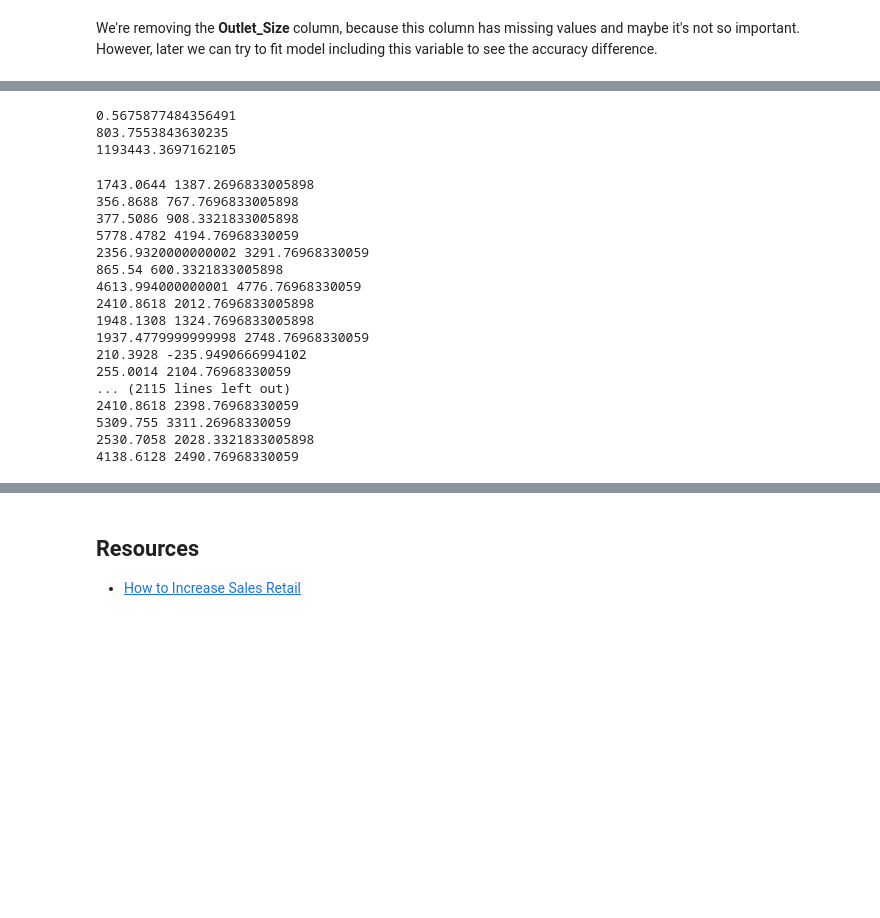
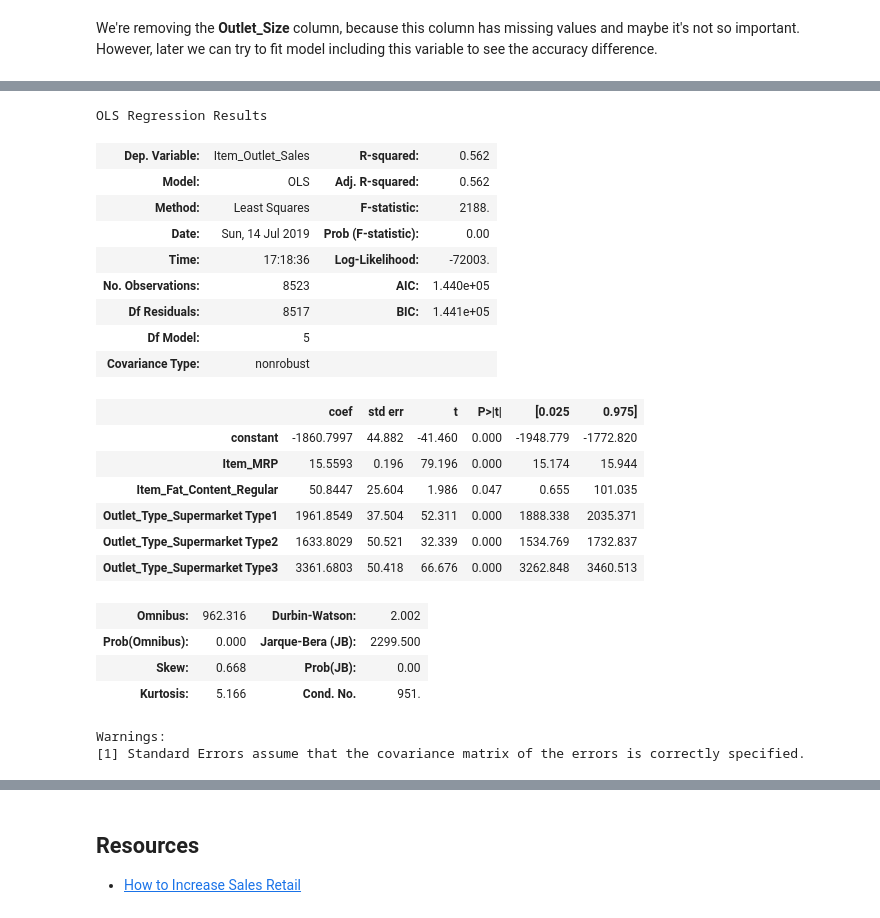
Before and after one commit to Ventsislav-Yordanov/Bigmart-Sales-Predictions, a Jupyter notebook: Bigmart Sales Predictions.ipynb, the cells around one changed output, grey strips where cells are left out. Saved outputs shown, nothing was run; the diff lists cells and outputs as text; code cells hidden in the pictures; blank space fills up the shorter version.

```diff
--- a/Bigmart Sales Predictions.ipynb
+++ b/Bigmart Sales Predictions.ipynb
@@ -668,0 +723,2 @@ predictions = regressor.predict(X_test)
+# %%
+pd.set_option('display.float_format', lambda x: '%.5f' % x)
@@ -668,0 +749,19 @@ predictions = regressor.predict(X_test)
+# %%
+def backward_elimination(features, labels, significance_level = 0.05):
+    features_length = len(features_optimal.columns)
+    for i in range(0, features_length):
+        regressor_OLS = sm.OLS(labels, features).fit()
+        max_pvalue = max(regressor_OLS.pvalues)
+        if max_pvalue > significance_level:
+            for j in range(0, features_length - i):
+                if (regressor_OLS.pvalues[j].astype(float) == max_pvalue):
+                    features.drop(features.columns[j], axis = 1, inplace = True)
+    regressor_OLS.summary()
+    return features
+
+
+
+SL = 0.05
+features_optimal = X.copy()
+best_features = backward_elimination(features_optimal, y, SL)
+best_features.head()
@@ -669 +775,28 @@ predictions = regressor.predict(X_test)
+# %%
+regressor_OLS = sm.OLS(endog = y, exog = best_features).fit()
+regressor_OLS.summary()
+# %% [output]
+OLS Regression Results
+| Dep. Variable: | Item_Outlet_Sales | R-squared: | 0.562 |
+| Model: | OLS | Adj. R-squared: | 0.562 |
+| Method: | Least Squares | F-statistic: | 2188. |
+| Date: | Sun, 14 Jul 2019 | Prob (F-statistic): | 0.00 |
+| Time: | 17:18:36 | Log-Likelihood: | -72003. |
+| No. Observations: | 8523 | AIC: | 1.440e+05 |
+| Df Residuals: | 8517 | BIC: | 1.441e+05 |
+| Df Model: | 5 |  |  |
+| Covariance Type: | nonrobust |  |  |
+|  | coef | std err | t | P>|t| | [0.025 | 0.975] |
+| constant | -1860.7997 | 44.882 | -41.460 | 0.000 | -1948.779 | -1772.820 |
+| Item_MRP | 15.5593 | 0.196 | 79.196 | 0.000 | 15.174 | 15.944 |
+| Item_Fat_Content_Regular | 50.8447 | 25.604 | 1.986 | 0.047 | 0.655 | 101.035 |
+| Outlet_Type_Supermarket Type1 | 1961.8549 | 37.504 | 52.311 | 0.000 | 1888.338 | 2035.371 |
+| Outlet_Type_Supermarket Type2 | 1633.8029 | 50.521 | 32.339 | 0.000 | 1534.769 | 1732.837 |
+| Outlet_Type_Supermarket Type3 | 3361.6803 | 50.418 | 66.676 | 0.000 | 3262.848 | 3460.513 |
+| Omnibus: | 962.316 | Durbin-Watson: | 2.002 |
+| Prob(Omnibus): | 0.000 | Jarque-Bera (JB): | 2299.500 |
+| Skew: | 0.668 | Prob(JB): | 0.00 |
+| Kurtosis: | 5.166 | Cond. No. | 951. |
+Warnings:
+[1] Standard Errors assume that the covariance matrix of the errors is correctly specified.
 # %%
@@ -670,30 +804 @@ predictions = regressor.predict(X_test)
 import sklearn.metrics as metrics
-# %%
-print(metrics.explained_variance_score(y_test, predictions))
-print(metrics.mean_absolute_error(y_test, predictions))
-print(metrics.mean_squared_error(y_test, predictions))
-# %% [output]
-0.5675877484356491
-803.7553843630235
-1193443.3697162105
-# %%
-for actual, prediction in zip(y_test, predictions):
-    print(actual, prediction)
-# %% [output]
-1743.0644 1387.2696833005898
-356.8688 767.7696833005898
-377.5086 908.3321833005898
-5778.4782 4194.76968330059
-2356.9320000000002 3291.76968330059
-865.54 600.3321833005898
-4613.994000000001 4776.76968330059
-2410.8618 2012.7696833005898
-1948.1308 1324.7696833005898
-1937.4779999999998 2748.76968330059
-210.3928 -235.9490666994102
-255.0014 2104.76968330059
-... (2115 lines left out)
-2410.8618 2398.76968330059
-5309.755 3311.26968330059
-2530.7058 2028.3321833005898
-4138.6128 2490.76968330059
```
Also changed, not shown: parts of 35 cells of this notebook.
